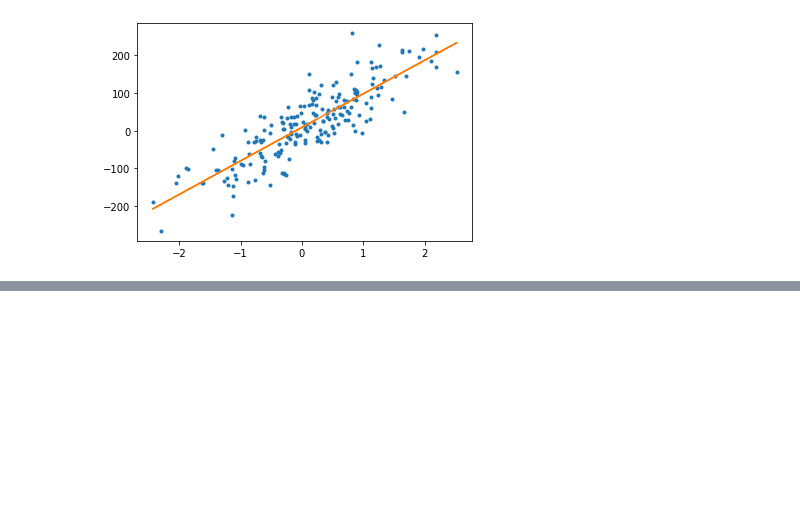
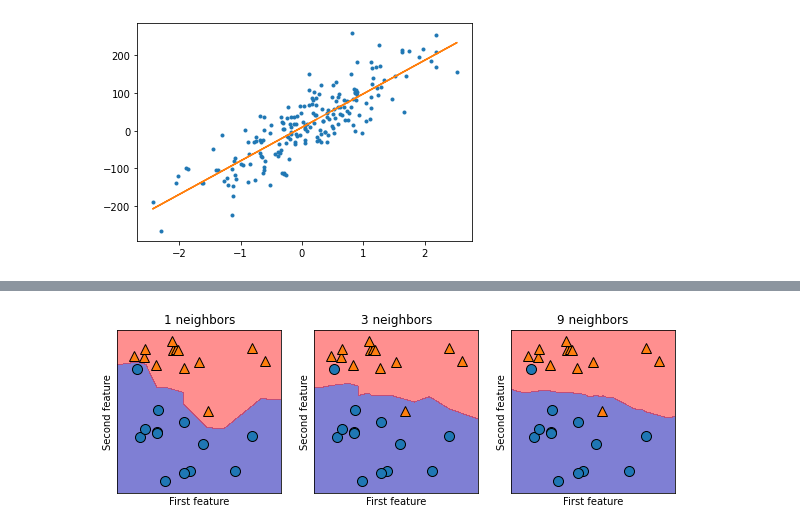
Before and after one commit to parkyanghu/Machine-Learning1901266, a Jupyter notebook: 박양후_7강8강.ipynb, the cells around one changed output, grey strips where cells are left out. Cells and saved outputs as stored; diff of their text form; code cells hidden in the pictures; blank space fills up the shorter version.

```diff
--- a/박양후_7강8강.ipynb
+++ b/박양후_7강8강.ipynb
@@ -200,11 +207,13 @@ plt.show()
 # %%
-fig, axes=plt.subplots(1.3,figsize=(10,3))
+fig, axes=plt.subplots(1,3,figsize=(10,3))
 
 for n_neighbors, ax in zip([1,3,9],axes):
 
-  clf=KNeighborsClassifier(n_neighbors=n_neighbors).fit(x,y)
-  mglearn.plot_2d_separator(clf,x,fill=True, eps=0.5, ax=ax,alpha=0.5)
-  mglearn.discrete_scatter(x[:,0],x[:,1],y,ax=ax)
+  clf=KNeighborsClassifier(n_neighbors=n_neighbors).fit(X,y)
+  mglearn.plots.plot_2d_separator(clf,X, fill=True, eps=0.5, ax=ax,alpha=0.5)
+  mglearn.discrete_scatter(X[:,0],X[:,1],y,ax=ax)
   ax.set_title('{} neighbors'.format(n_neighbors))
   ax.set_xlabel('First feature')
   ax.set_ylabel('Second feature')
+# %% [output]
+[figure, added]
```
Also changed, not shown: parts of 45 cells of this notebook.
